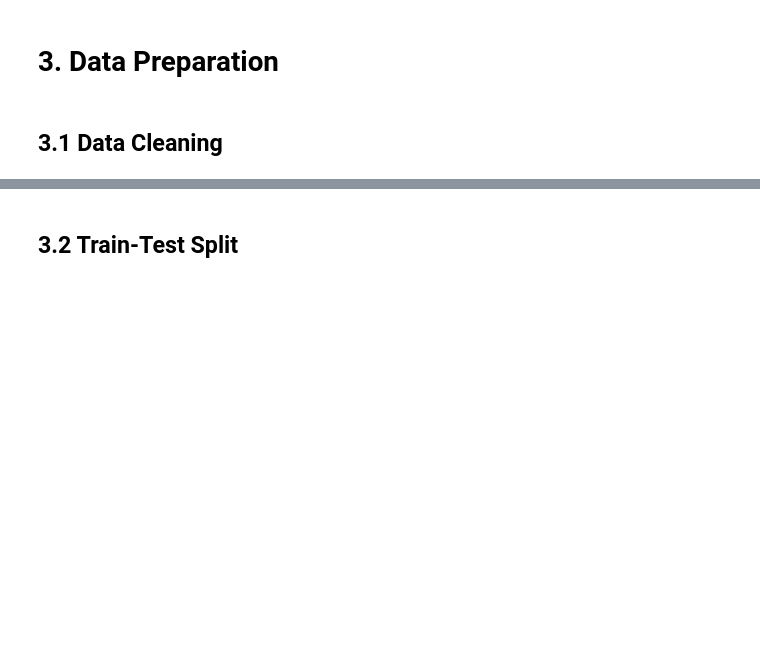
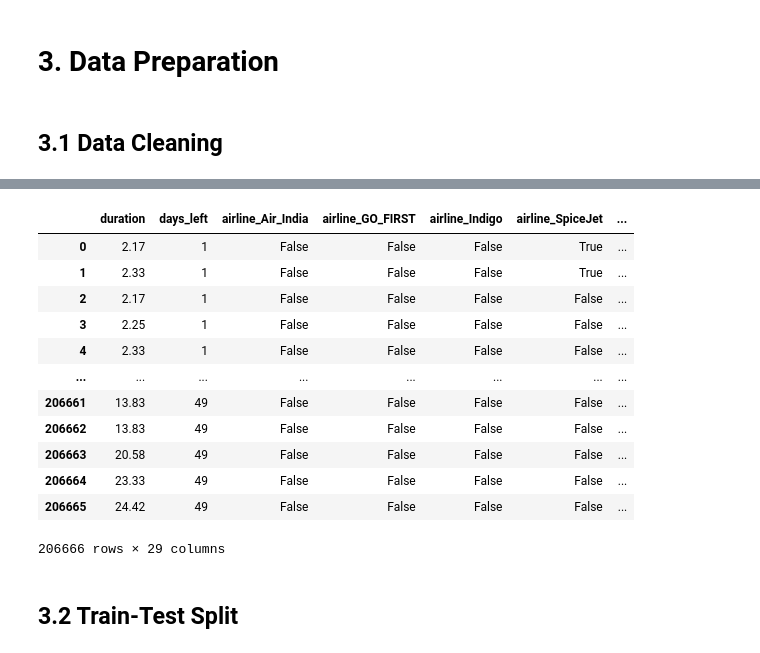
Before and after one commit to Justin-TP/mldp-project, a Jupyter notebook: MLDP Program Codes Submission Template.ipynb, the cells around one changed output, grey strips where cells are left out. Cells and saved outputs as stored; diff of their text form; code cells hidden in the pictures; blank space fills up the shorter version.

Commit message:
Implemented Data Cleaning and Train-Test Split

```diff
--- a/MLDP Program Codes Submission Template.ipynb
+++ b/MLDP Program Codes Submission Template.ipynb
@@ -267,2 +269,3 @@ plt.show()
 # %%
 ## Clean data
+df = df[df["class"] == "Economy"]
@@ -269,2 +278,28 @@ plt.show()
+# %%
+# Define the target varibale for what I want my models to Predict
+col_y = "price"
+# Extract the target variable and stores it in y which will be used as the label during training.
+y = df[col_y]
+# Identifying columns that are not useful for prediction. "price" is already stored in y so no need to store inside X.
+col_irrelevant = [col_y, "index", "flight", "class"]
+# Removes the irrelevant columns from the Datasat, leaving only features behind.
+X = df.drop(col_irrelevant, axis=1)
+# Performs One-Hot encoding (COnvert categorical features to Numerical) so that Dataset is numerically compatible with models like Linear Regression.
+X = pd.get_dummies(X, drop_first = True)
+X
+# %% [output]
+|  | duration | days_left | airline_Air_India | airline_GO_FIRST | airline_Indigo | airline_SpiceJet | ... |
+| 0 | 2.17 | 1 | False | False | False | True | ... |
+| 1 | 2.33 | 1 | False | False | False | True | ... |
+| 2 | 2.17 | 1 | False | False | False | False | ... |
+| 3 | 2.25 | 1 | False | False | False | False | ... |
+| 4 | 2.33 | 1 | False | False | False | False | ... |
+| ... | ... | ... | ... | ... | ... | ... | ... |
+| 206661 | 13.83 | 49 | False | False | False | False | ... |
+| 206662 | 13.83 | 49 | False | False | False | False | ... |
+| 206663 | 20.58 | 49 | False | False | False | False | ... |
+| 206664 | 23.33 | 49 | False | False | False | False | ... |
+| 206665 | 24.42 | 49 | False | False | False | False | ... |
+206666 rows × 29 columns
 # %% [markdown]
 ## 3.2 Train-Test Split
```
Also changed, not shown: parts of 4 cells of this notebook.
